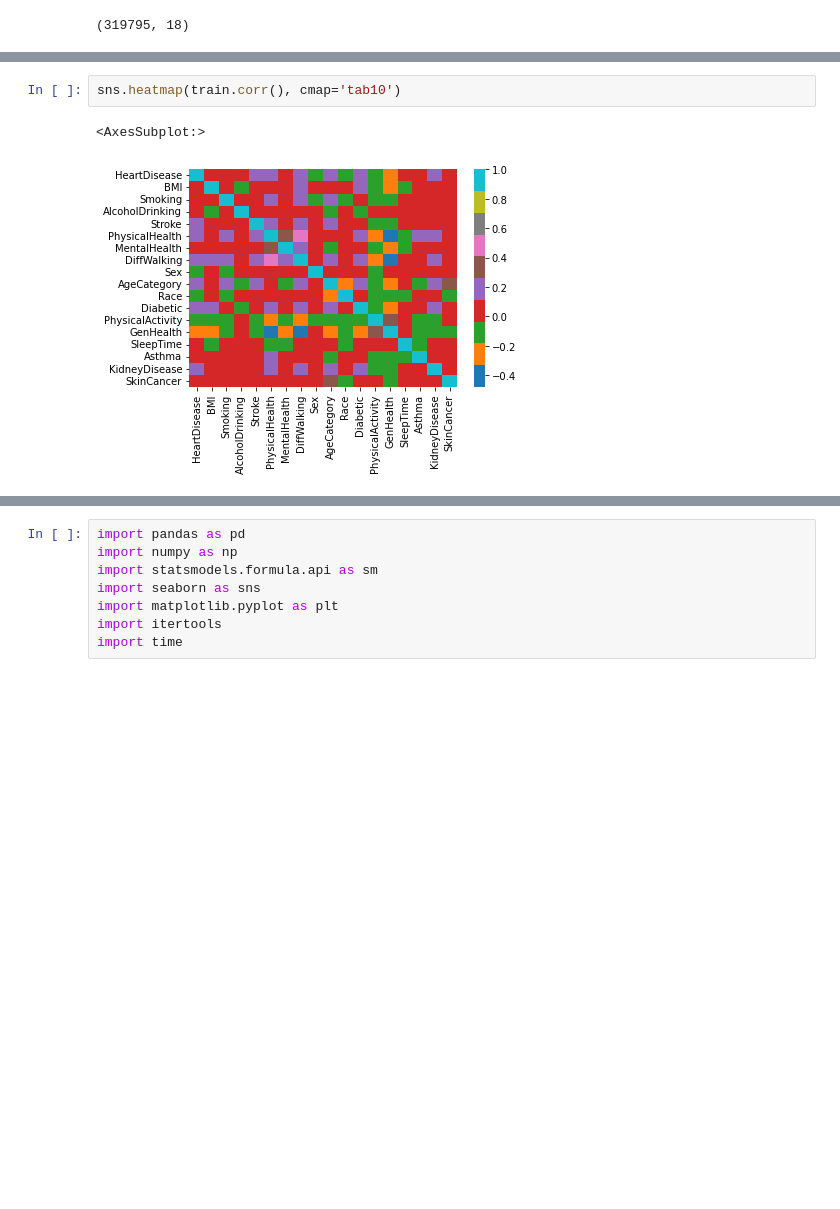
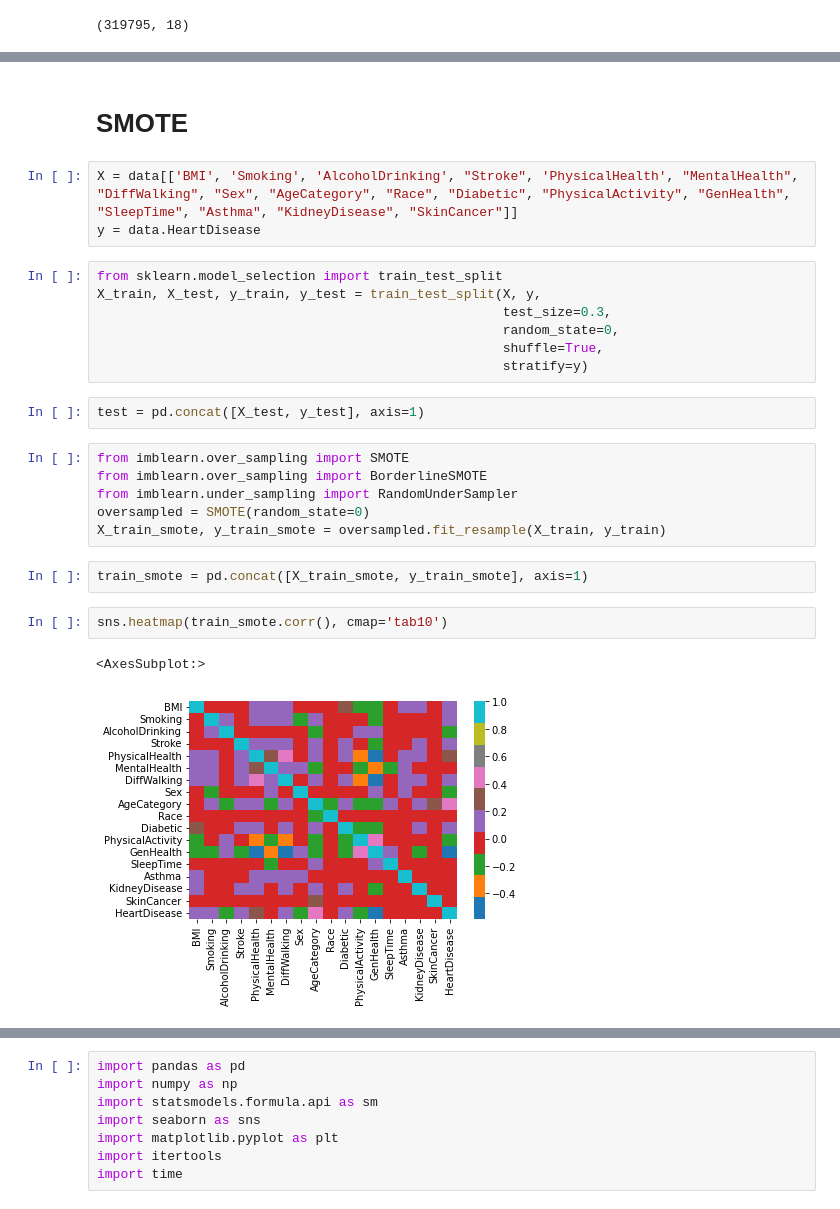
Before and after one commit to JerayuT/Group-5-WQ23-Data-Science, a Jupyter notebook: Project Analysis.ipynb, the cells around one changed output, grey strips where cells are left out. Saved outputs shown, nothing was run; the diff lists cells and outputs as text; blank space fills up the shorter version.

```diff
--- a/Project Analysis.ipynb
+++ b/Project Analysis.ipynb
@@ -98,6 +114,28 @@ test = data.iloc[223856:, :]
+# %% [markdown]
+# SMOTE
+# %%
+X = data[['BMI', 'Smoking', 'AlcoholDrinking', "Stroke", 'PhysicalHealth', "MentalHealth", "DiffWalking", "Sex", "AgeCategory", "Race", "Diabetic", "PhysicalActivity", "GenHealth", "SleepTime", "Asthma", "KidneyDisease", "SkinCancer"]]
+y = data.HeartDisease
+# %%
+from sklearn.model_selection import train_test_split
+X_train, X_test, y_train, y_test = train_test_split(X, y,
+                                                    test_size=0.3,
+                                                    random_state=0,
+                                                    shuffle=True,
+                                                    stratify=y)
+# %%
+test = pd.concat([X_test, y_test], axis=1)
+# %%
+from imblearn.over_sampling import SMOTE
+from imblearn.over_sampling import BorderlineSMOTE
+from imblearn.under_sampling import RandomUnderSampler
+oversampled = SMOTE(random_state=0)
+X_train_smote, y_train_smote = oversampled.fit_resample(X_train, y_train)
+# %%
+train_smote = pd.concat([X_train_smote, y_train_smote], axis=1)
 # %%
-sns.heatmap(train.corr(), cmap='tab10')
+sns.heatmap(train_smote.corr(), cmap='tab10')
 # %% [output]
 <AxesSubplot:>
-[figure, old version]
+[figure, new version]
 # %%
```
Also changed, not shown: parts of 49 cells of this notebook.
